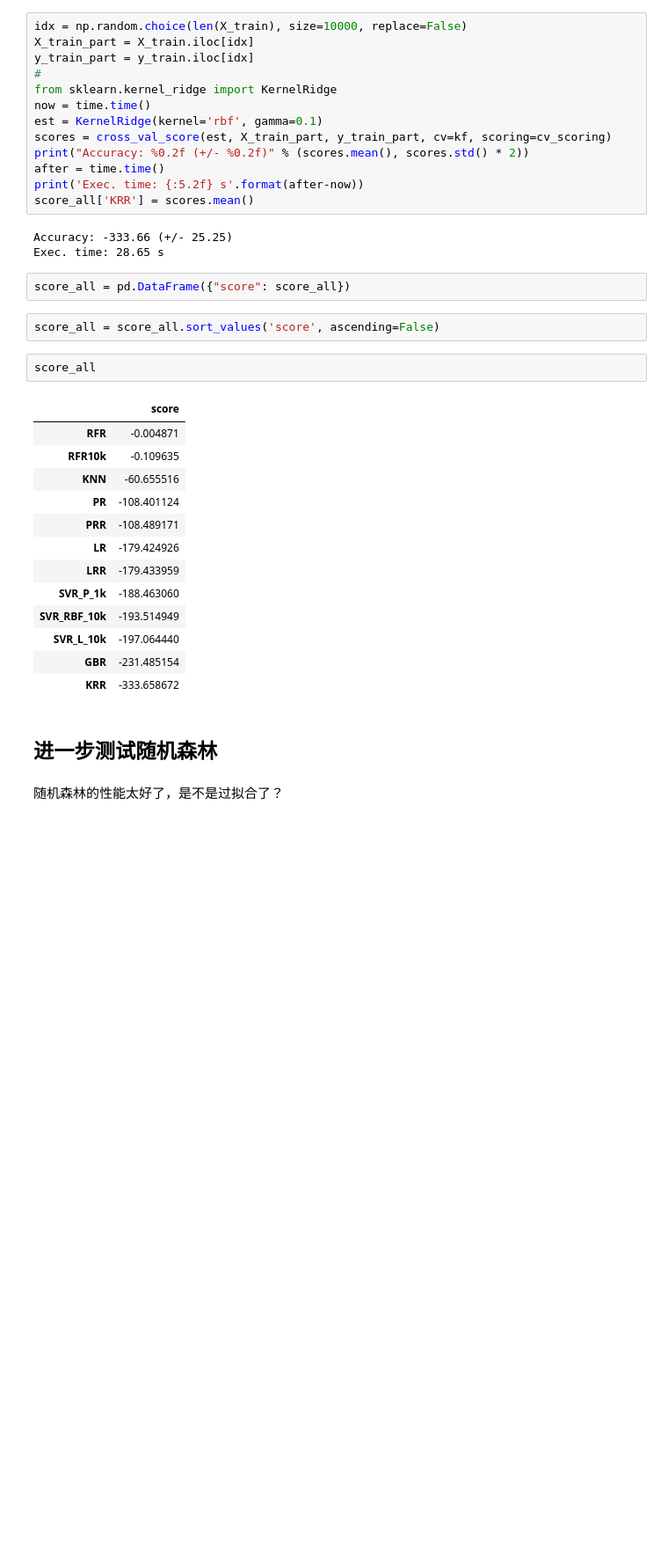
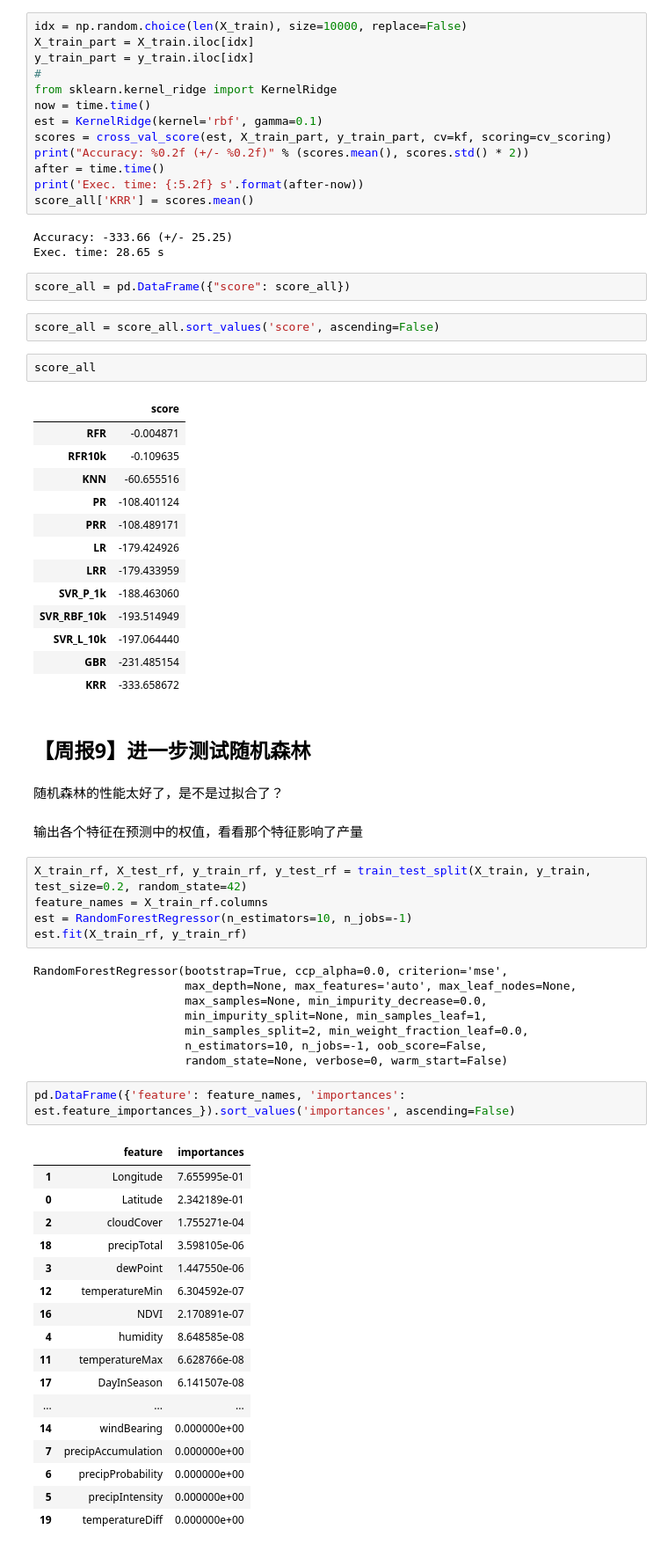
Before and after one commit to aoba98/bishe, a Jupyter notebook: 美国小麦.ipynb, the cells around one changed output. Shown at 88% size. Drawn from its saved outputs; the diff is of its cells as text; blank space fills up the shorter version.

```diff
--- a/美国小麦.ipynb
+++ b/美国小麦.ipynb
@@ -1385,6 +1385,41 @@ score_all
 | GBR | -231.485154 |
 | KRR | -333.658672 |
 # %% [markdown]
-## 进一步测试随机森林
+## 【周报9】进一步测试随机森林
 # %% [markdown]
 随机森林的性能太好了，是不是过拟合了？
+# %% [markdown]
+输出各个特征在预测中的权值，看看那个特征影响了产量
+# %%
+X_train_rf, X_test_rf, y_train_rf, y_test_rf = train_test_split(X_train, y_train, test_size=0.2, random_state=42)
+feature_names = X_train_rf.columns
+est = RandomForestRegressor(n_estimators=10, n_jobs=-1)
+est.fit(X_train_rf, y_train_rf)
+# %% [output]
+RandomForestRegressor(bootstrap=True, ccp_alpha=0.0, criterion='mse',
+                      max_depth=None, max_features='auto', max_leaf_nodes=None,
+                      max_samples=None, min_impurity_decrease=0.0,
+                      min_impurity_split=None, min_samples_leaf=1,
+                      min_samples_split=2, min_weight_fraction_leaf=0.0,
+                      n_estimators=10, n_jobs=-1, oob_score=False,
+                      random_state=None, verbose=0, warm_start=False)
+# %%
+pd.DataFrame({'feature': feature_names, 'importances': est.feature_importances_}).sort_values('importances', ascending=False)
+# %% [output]
+|  | feature | importances |
+| 1 | Longitude | 7.655995e-01 |
+| 0 | Latitude | 2.342189e-01 |
+| 2 | cloudCover | 1.755271e-04 |
+| 18 | precipTotal | 3.598105e-06 |
+| 3 | dewPoint | 1.447550e-06 |
+| 12 | temperatureMin | 6.304592e-07 |
+| 16 | NDVI | 2.170891e-07 |
+| 4 | humidity | 8.648585e-08 |
+| 11 | temperatureMax | 6.628766e-08 |
+| 17 | DayInSeason | 6.141507e-08 |
+| ... | ... | ... |
+| 14 | windBearing | 0.000000e+00 |
+| 7 | precipAccumulation | 0.000000e+00 |
+| 6 | precipProbability | 0.000000e+00 |
+| 5 | precipIntensity | 0.000000e+00 |
+| 19 | temperatureDiff | 0.000000e+00 |
```
Also changed, not shown: parts of 38 cells of this notebook, 9 other files.
